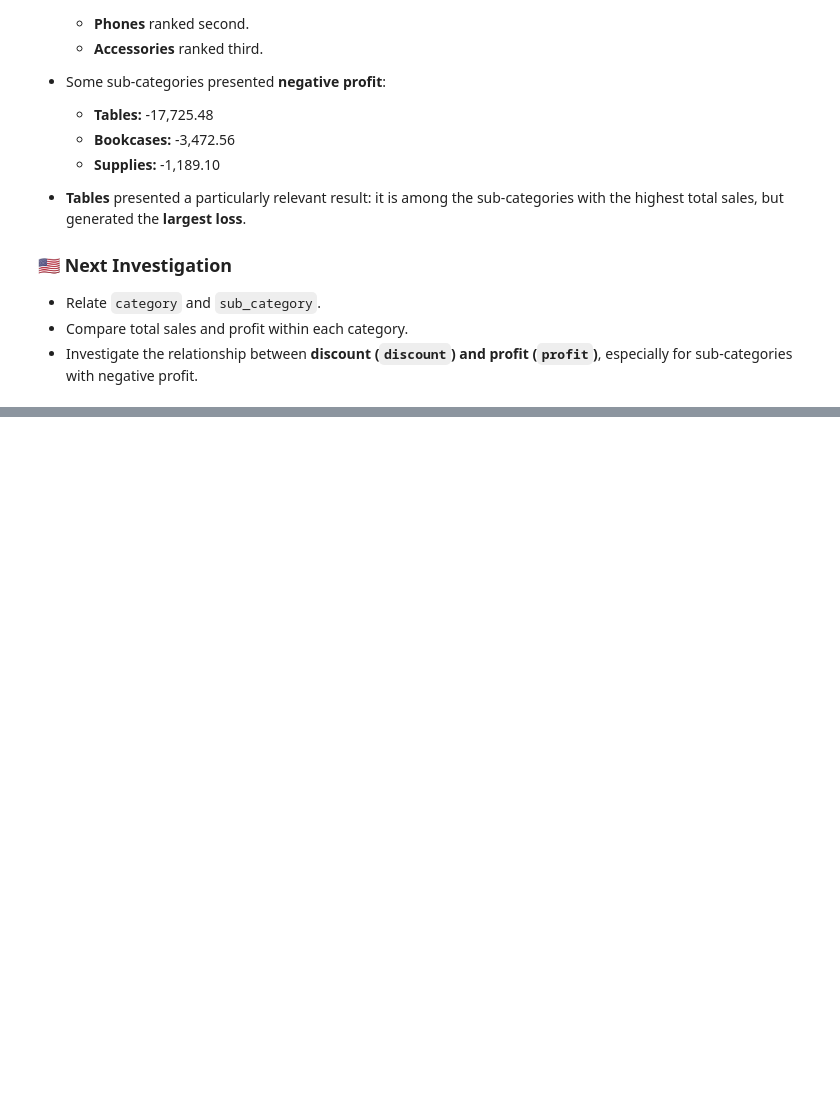
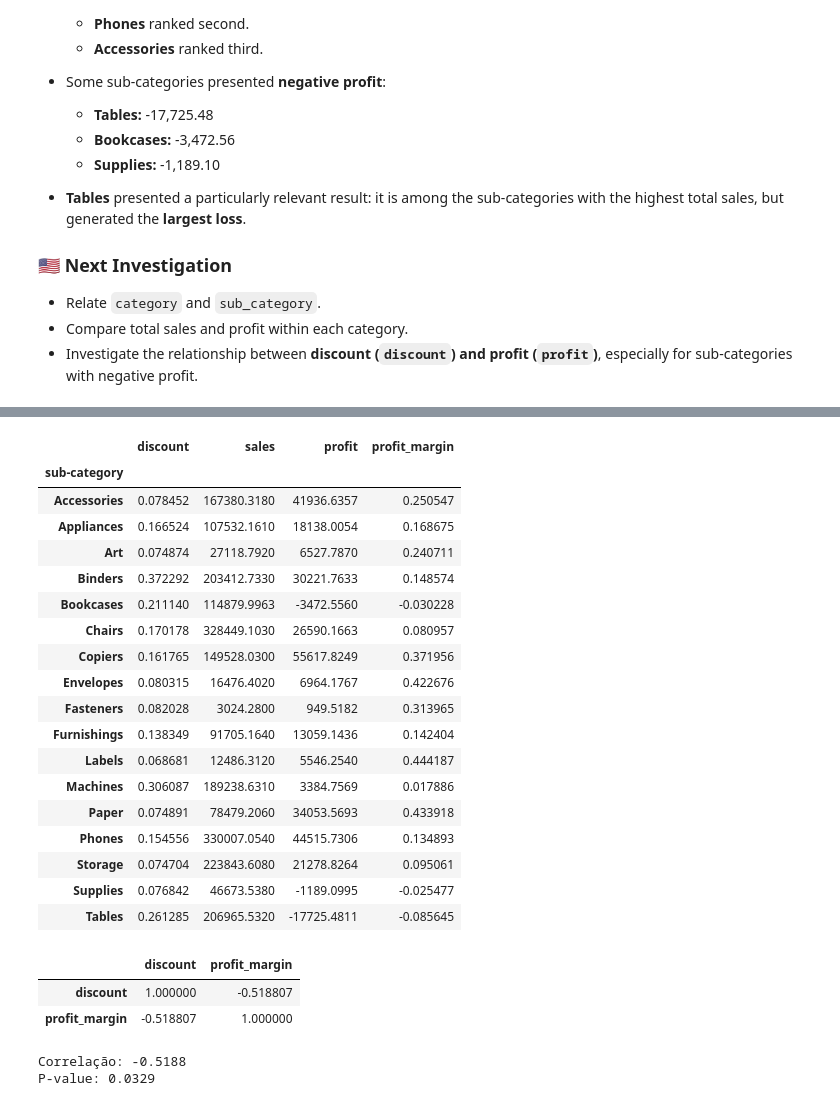
Before and after one commit to higorlu2023-design/superstore-sales-analysis, a Jupyter notebook: Notebooks/EDA.ipynb, the cells around one changed output, grey strips where cells are left out. Drawn from its saved outputs; the diff is of its cells as text; code cells hidden in the pictures; blank space fills up the shorter version.

```diff
--- a/Notebooks/EDA.ipynb
+++ b/Notebooks/EDA.ipynb
@@ -9,7 +9,7 @@ import pandas as pd
 import numpy as np
 # %%
 df = pd.read_csv(
-    r"C:\Users\higor\Projeto Vendas - Superstore Sales\Dataset\Sample - Superstore.csv",
+    r'C:\Users\iago_\Projeto de vendas - Superstore Sales\superstore-sales-analysis\Dataset\Sample - Superstore.csv',
     encoding="latin1"
 )
 # %%
@@ -462,0 +634,54 @@ df[df['sub-category'].isin(top5_sales.index)][
+# %%
+df_hypothesis = (
+    df.groupby('sub-category')[['discount', 'sales', 'profit']]
+    .agg({
+        'discount': 'mean',
+        'sales': 'sum',
+        'profit': 'sum'
+    })
+)
+
+df_hypothesis['profit_margin'] = (
+    df_hypothesis['profit'] / df_hypothesis['sales']
+)
+
+df_hypothesis
+# %% [output]
+|  | discount | sales | profit | profit_margin |
+| sub-category |  |  |  |  |
+| Accessories | 0.078452 | 167380.3180 | 41936.6357 | 0.250547 |
+| Appliances | 0.166524 | 107532.1610 | 18138.0054 | 0.168675 |
+| Art | 0.074874 | 27118.7920 | 6527.7870 | 0.240711 |
+| Binders | 0.372292 | 203412.7330 | 30221.7633 | 0.148574 |
+| Bookcases | 0.211140 | 114879.9963 | -3472.5560 | -0.030228 |
+| Chairs | 0.170178 | 328449.1030 | 26590.1663 | 0.080957 |
+| Copiers | 0.161765 | 149528.0300 | 55617.8249 | 0.371956 |
+| Envelopes | 0.080315 | 16476.4020 | 6964.1767 | 0.422676 |
+| Fasteners | 0.082028 | 3024.2800 | 949.5182 | 0.313965 |
+| Furnishings | 0.138349 | 91705.1640 | 13059.1436 | 0.142404 |
+| Labels | 0.068681 | 12486.3120 | 5546.2540 | 0.444187 |
+| Machines | 0.306087 | 189238.6310 | 3384.7569 | 0.017886 |
+| Paper | 0.074891 | 78479.2060 | 34053.5693 | 0.433918 |
+| Phones | 0.154556 | 330007.0540 | 44515.7306 | 0.134893 |
+| Storage | 0.074704 | 223843.6080 | 21278.8264 | 0.095061 |
+| Supplies | 0.076842 | 46673.5380 | -1189.0995 | -0.025477 |
+| Tables | 0.261285 | 206965.5320 | -17725.4811 | -0.085645 |
+# %%
+df_hypothesis[['discount', 'profit_margin']].corr()
+# %% [output]
+|  | discount | profit_margin |
+| discount | 1.000000 | -0.518807 |
+| profit_margin | -0.518807 | 1.000000 |
+# %%
+from scipy.stats import pearsonr
+
+correlation, p_value = pearsonr(
+    df_hypothesis['discount'],
+    df_hypothesis['profit_margin']
+)
+
+print(f"Correlação: {correlation:.4f}")
+print(f"P-value: {p_value:.4f}")
+# %% [output]
+Correlação: -0.5188
+P-value: 0.0329
```
Also changed, not shown: parts of 16 cells of this notebook, 1 other file.
